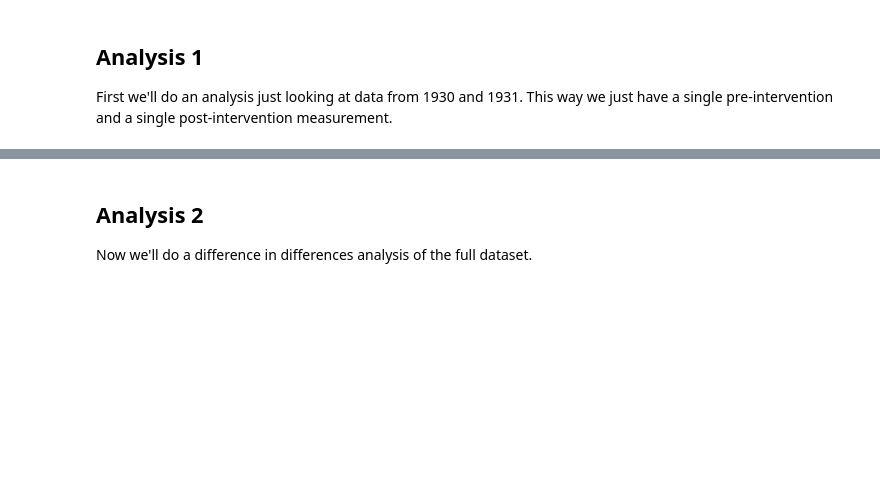
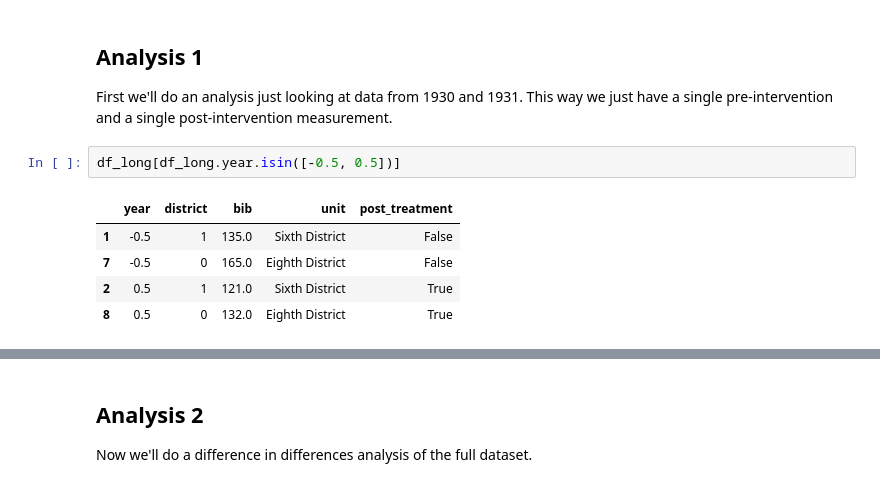
Before and after one commit to pymc-labs/CausalPy, a Jupyter notebook: docs/notebooks/did_pymc_banks.ipynb, the cells around one changed output, grey strips where cells are left out. Cells and saved outputs as stored; diff of their text form; blank space fills up the shorter version.

```diff
--- a/docs/notebooks/did_pymc_banks.ipynb
+++ b/docs/notebooks/did_pymc_banks.ipynb
@@ -101,6 +98,14 @@ df_long
 ## Analysis 1
 
 First we'll do an analysis just looking at data from 1930 and 1931. This way we just have a single pre-intervention and a single post-intervention measurement.
+# %%
+df_long[df_long.year.isin([-0.5, 0.5])]
+# %% [output]
+|  | year | district | bib | unit | post_treatment |
+| 1 | -0.5 | 1 | 135.0 | Sixth District | False |
+| 7 | -0.5 | 0 | 165.0 | Eighth District | False |
+| 2 | 0.5 | 1 | 121.0 | Sixth District | True |
+| 8 | 0.5 | 0 | 132.0 | Eighth District | True |
 # %%
 result1 = cp.pymc_experiments.DifferenceInDifferences(
     # df_long[df_long.year.isin([1930, 1931])],
```
Also changed, not shown: parts of 9 cells of this notebook, 2 other files.
